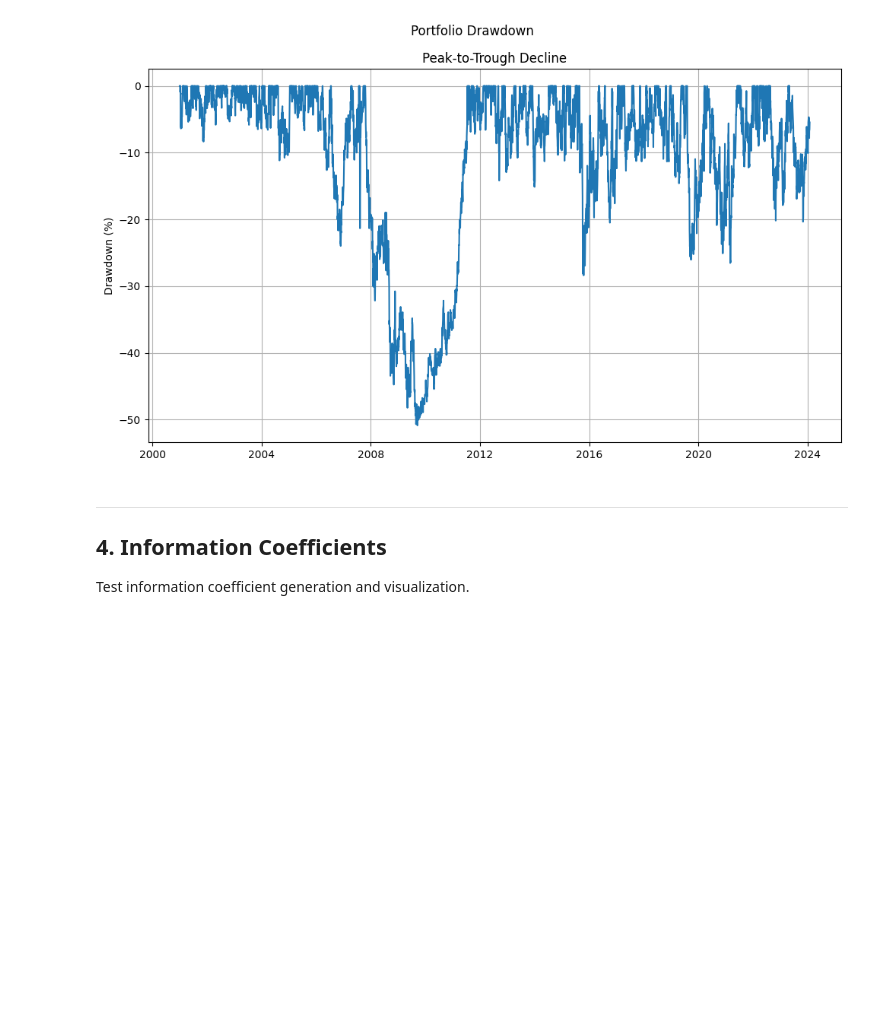
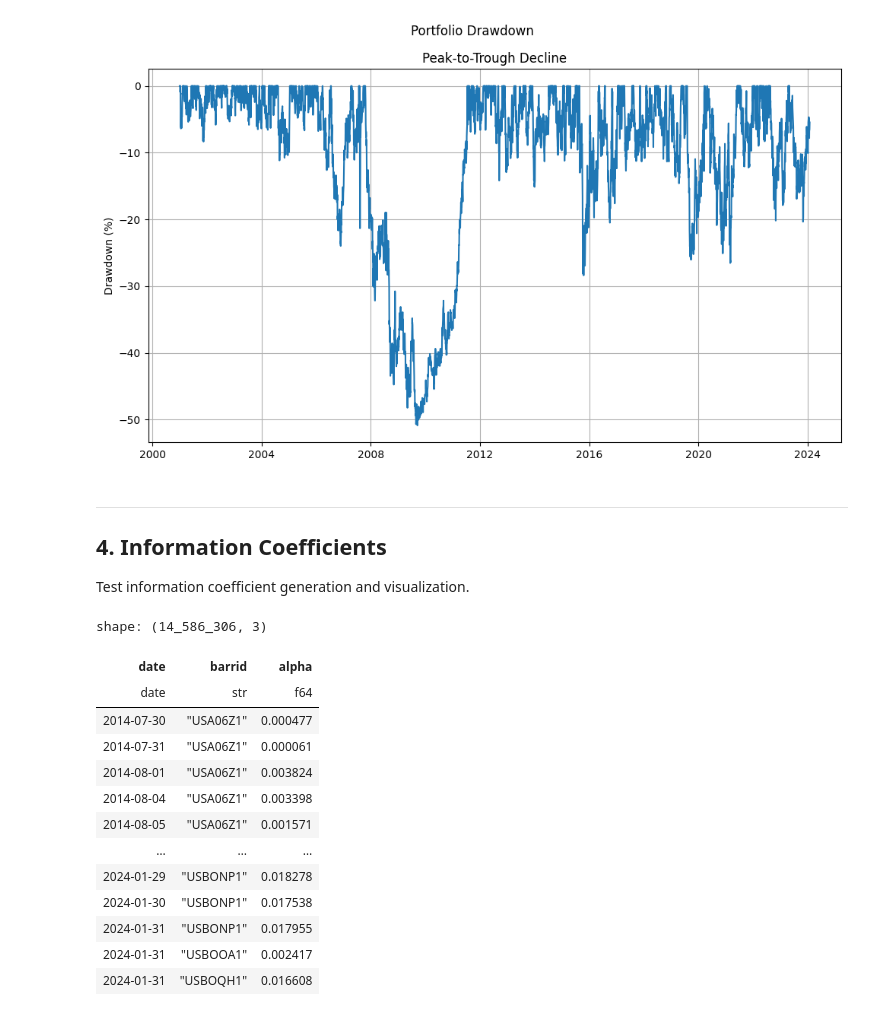
Before and after one commit to BYUSilverFund/sf-quant, a Jupyter notebook: test_performance_functions.ipynb, the cells around one changed output. Drawn from its saved outputs; the diff is of its cells as text; code cells hidden in the pictures; blank space fills up the shorter version.

```diff
--- a/test_performance_functions.ipynb
+++ b/test_performance_functions.ipynb
@@ -205,3 +227,24 @@ sfp.generate_drawdown_chart(
 ## 4. Information Coefficients
 
 Test information coefficient generation and visualization.
+# %%
+alphas = (pl.read_parquet("/home/acriddl2/Projects/momentum.parquet")
+    .select(['date', 'barrid', 'alpha'])
+    .rename({'alpha': 'alpha'})
+)
+alphas
+# %% [output]
+shape: (14_586_306, 3)
+| date | barrid | alpha |
+| date | str | f64 |
+| 2014-07-30 | "USA06Z1" | 0.000477 |
+| 2014-07-31 | "USA06Z1" | 0.000061 |
+| 2014-08-01 | "USA06Z1" | 0.003824 |
+| 2014-08-04 | "USA06Z1" | 0.003398 |
+| 2014-08-05 | "USA06Z1" | 0.001571 |
+| … | … | … |
+| 2024-01-29 | "USBONP1" | 0.018278 |
+| 2024-01-30 | "USBONP1" | 0.017538 |
+| 2024-01-31 | "USBONP1" | 0.017955 |
+| 2024-01-31 | "USBOOA1" | 0.002417 |
+| 2024-01-31 | "USBOQH1" | 0.016608 |
```
Also changed, not shown: parts of 5 cells of this notebook, 1 other file.
